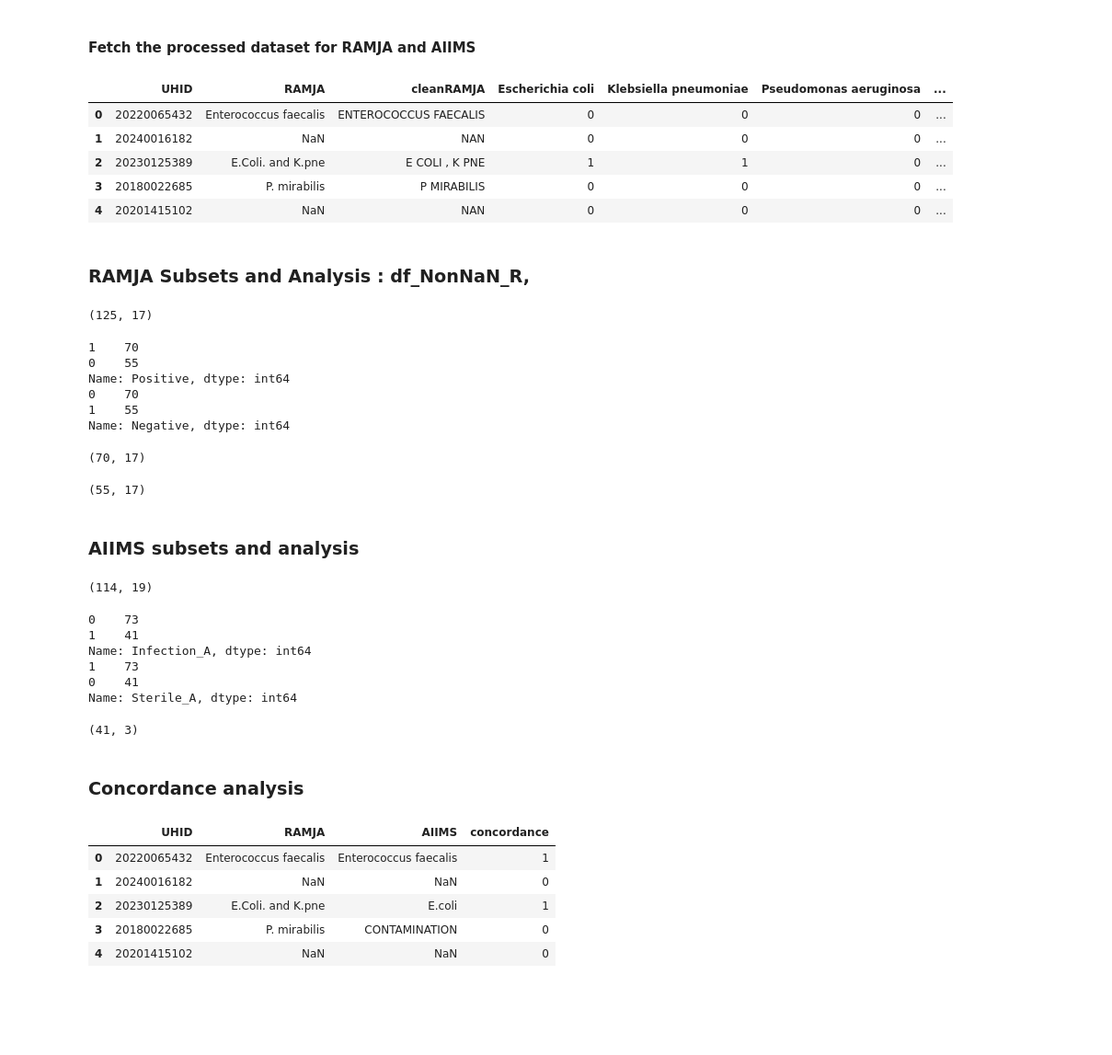
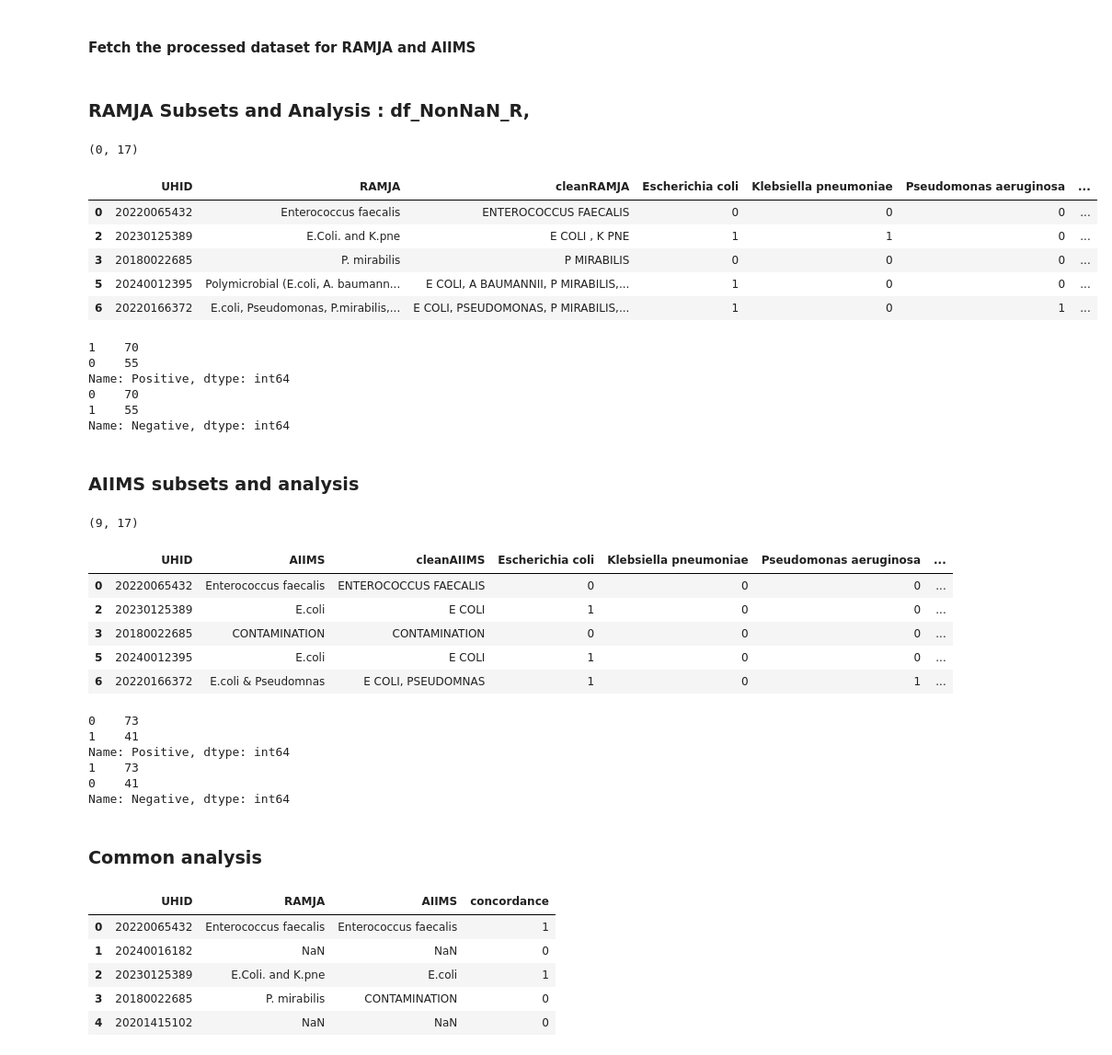
Before and after one commit to neeliit/DiagnosticsPy, a Jupyter notebook: comparision.ipynb, the cells around one changed output. Shown at 92% size. Drawn from its saved outputs; the diff is of its cells as text; code cells hidden in the pictures; blank space fills up the shorter version.

```diff
--- a/comparision.ipynb
+++ b/comparision.ipynb
@@ -98,20 +98,5 @@ for t in test:
 
 df_R = df_dict['dfRAMJA']
 df_A = df_dict['dfAIIMS']
-# %%
-df_R.head()
-# %% [output]
-|  | UHID | RAMJA | cleanRAMJA | Escherichia coli | Klebsiella pneumoniae | Pseudomonas aeruginosa | ... |
-| 0 | 20220065432 | Enterococcus faecalis | ENTEROCOCCUS FAECALIS | 0 | 0 | 0 | ... |
-| 1 | 20240016182 | NaN | NAN | 0 | 0 | 0 | ... |
-| 2 | 20230125389 | E.Coli. and K.pne | E COLI , K PNE | 1 | 1 | 0 | ... |
-| 3 | 20180022685 | P. mirabilis | P MIRABILIS | 0 | 0 | 0 | ... |
-| 4 | 20201415102 | NaN | NAN | 0 | 0 | 0 | ... |
 # %% [markdown]
 ### RAMJA Subsets and Analysis : df_NonNaN_R,
-# %%
-#....Drop rows containing NaN in Ramaj column results
-df_NonNaN_R = df_R.dropna(subset=['RAMJA'])
-df_NonNaN_R.shape
-# %% [output]
-(125, 17)
@@ -118,3 +109,16 @@ df_NonNaN_R.shape
+# %%
+df_Other_R.shape
+# %% [output]
+(0, 17)
+# %%
+df_NonNaN_R.head()
+# %% [output]
+|  | UHID | RAMJA | cleanRAMJA | Escherichia coli | Klebsiella pneumoniae | Pseudomonas aeruginosa | ... |
+| 0 | 20220065432 | Enterococcus faecalis | ENTEROCOCCUS FAECALIS | 0 | 0 | 0 | ... |
+| 2 | 20230125389 | E.Coli. and K.pne | E COLI , K PNE | 1 | 1 | 0 | ... |
+| 3 | 20180022685 | P. mirabilis | P MIRABILIS | 0 | 0 | 0 | ... |
+| 5 | 20240012395 | Polymicrobial (E.coli, A. baumann... | E COLI, A BAUMANNII, P MIRABILIS,... | 1 | 0 | 0 | ... |
+| 6 | 20220166372 | E.coli, Pseudomonas, P.mirabilis,... | E COLI, PSEUDOMONAS, P MIRABILIS,... | 1 | 0 | 1 | ... |
 # %%
 #....After Dopping NaN these two set of values should be equal
 print(df_NonNaN_R['Positive'].value_counts())
@@ -126,24 +130,5 @@ Name: Positive, dtype: int64
 0    70
 1    55
 Name: Negative, dtype: int64
-# %%
-#......Positive data set.....#
-df_Pos_R = df_NonNaN_R[df_NonNaN_R['Positive'] == 1]
-df_Pos_R.shape
-# %% [output]
-(70, 17)
-# %%
-#......Negative data set.....#
-df_Neg_R = df_NonNaN_R[df_NonNaN_R['Negative'] == 1]
-df_Neg_R.shape
-# %% [output]
-(55, 17)
 # %% [markdown]
 ### AIIMS subsets and analysis
-# %%
-#...dataset containing removed NaN based on AIIMS
-df_NonNaN_A = df_A.dropna(subset=['AIIMS'])
-df_A_clean = df_NonNaN_A
-df_A_clean.shape
-# %% [output]
-(114, 19)
@@ -150,22 +141,29 @@ df_A_clean.shape
+# %%
+df_Other_A.shape
+# %% [output]
+(9, 17)
+# %%
+df_NonNaN_A.head()
+# %% [output]
+|  | UHID | AIIMS | cleanAIIMS | Escherichia coli | Klebsiella pneumoniae | Pseudomonas aeruginosa | ... |
+| 0 | 20220065432 | Enterococcus faecalis | ENTEROCOCCUS FAECALIS | 0 | 0 | 0 | ... |
+| 2 | 20230125389 | E.coli | E COLI | 1 | 0 | 0 | ... |
+| 3 | 20180022685 | CONTAMINATION | CONTAMINATION | 0 | 0 | 0 | ... |
+| 5 | 20240012395 | E.coli | E COLI | 1 | 0 | 0 | ... |
+| 6 | 20220166372 | E.coli & Pseudomnas | E COLI, PSEUDOMNAS | 1 | 0 | 1 | ... |
 # %%
 #....After Dopping NaN these two set of values should be equal
-print(df_A_clean['Infection_A'].value_counts())
-print(df_A_clean['Sterile_A'].value_counts())
+print(df_NonNaN_A['Positive'].value_counts())
+print(df_NonNaN_A['Negative'].value_counts())
 # %% [output]
 0    73
 1    41
-Name: Infection_A, dtype: int64
+Name: Positive, dtype: int64
 1    73
 0    41
-Name: Sterile_A, dtype: int64
+Name: Negative, dtype: int64
-# %%
-df_A_infec = df_A_clean[df_A_clean['Infection_A'] == 1]
-df_A_infec = df_A_infec[['UHID','RAMJA','AIIMS']]
-df_A_infec.shape
-# %% [output]
-(41, 3)
 # %% [markdown]
-### Concordance analysis
+### Common analysis
 # %%
 #...Concordance: Get same type of infections in both RAMJA and AIIMS
 df_R_temp1  = df_R[['Escherichia coli','Klebsiella pneumoniae','Pseudomonas aeruginosa','Acinetobacter baumannii','Proteus mirabilis','Enterococcus faecalis','Staphylococcus aureus','Staphylococcus saprophyticus']]
```
Also changed, not shown: parts of 9 cells of this notebook.
